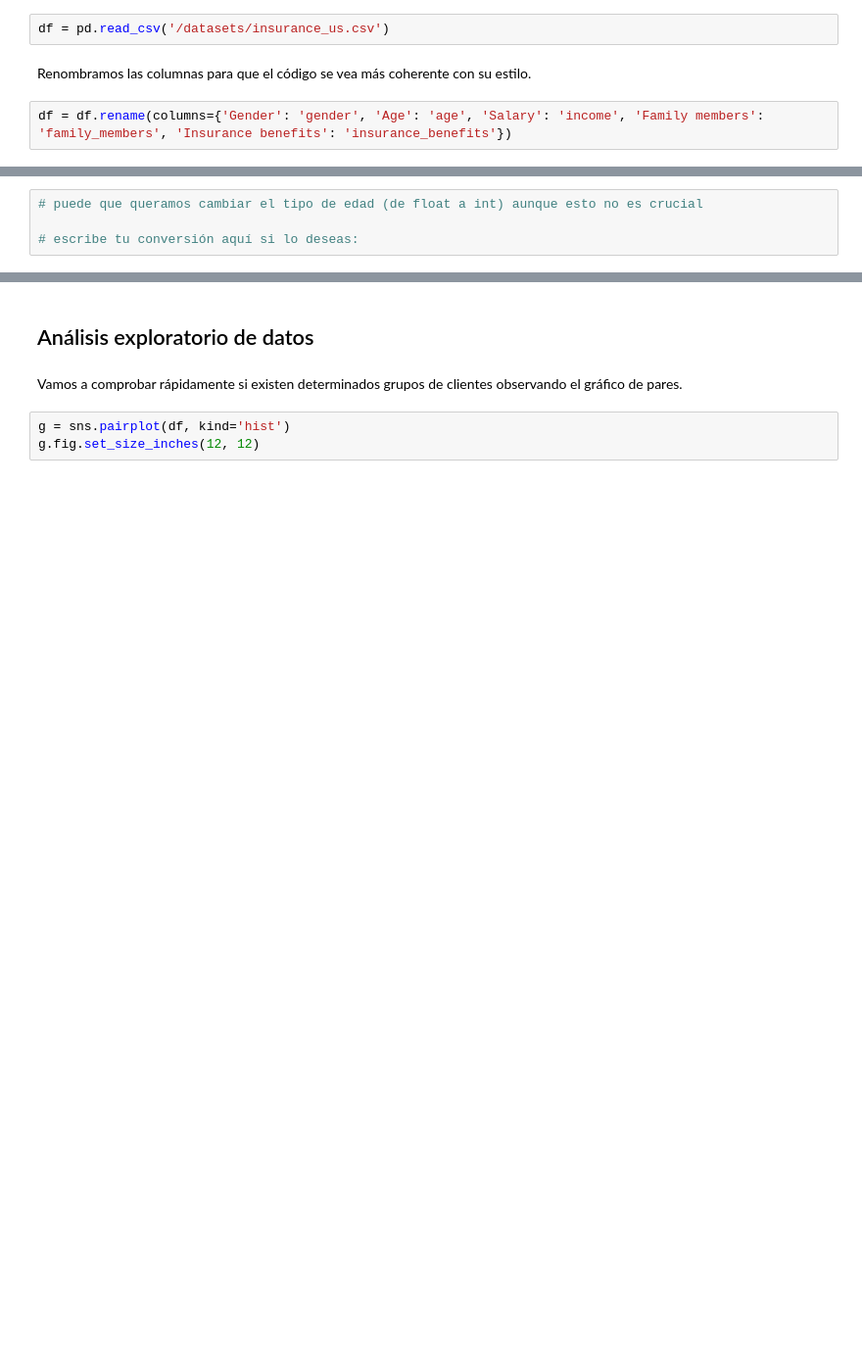
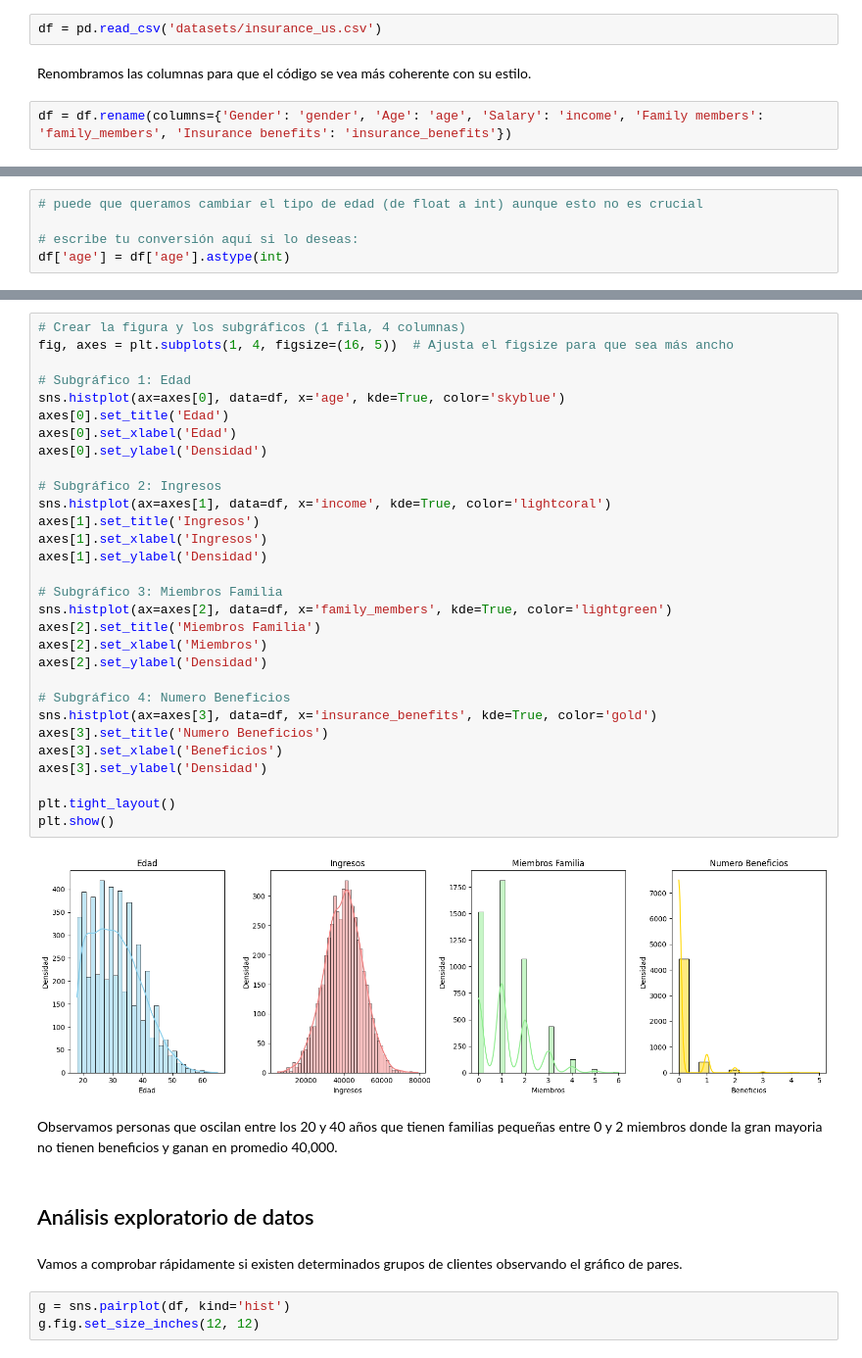
Before and after one commit to jalcala88/Proyectos-Tripleten, a Jupyter notebook: Sprint_13/Proyecto_sprint_13.ipynb, the cells around one changed output, grey strips where cells are left out. Shown at 98% size. Drawn from its saved outputs; the diff is of its cells as text; blank space fills up the shorter version.

```diff
--- a/Sprint_13/Proyecto_sprint_13.ipynb
+++ b/Sprint_13/Proyecto_sprint_13.ipynb
@@ -31,7 +45,7 @@ from IPython.display import display
 # %% [markdown]
 Carga los datos y haz una revisión básica para comprobar que no hay problemas obvios.
 # %%
-df = pd.read_csv('/datasets/insurance_us.csv')
+df = pd.read_csv('datasets/insurance_us.csv')
 # %% [markdown]
 Renombramos las columnas para que el código se vea más coherente con su estilo.
 # %%
@@ -69,5 +83,6 @@ memory usage: 175.9 KB
 # puede que queramos cambiar el tipo de edad (de float a int) aunque esto no es crucial
 
 # escribe tu conversión aquí si lo deseas:
+df['age'] = df['age'].astype(int)
 # %%
 # comprueba que la conversión se haya realizado con éxito
@@ -89,3 +116,37 @@ memory usage: 175.9 KB
+# %%
+# Crear la figura y los subgráficos (1 fila, 4 columnas)
+fig, axes = plt.subplots(1, 4, figsize=(16, 5))  # Ajusta el figsize para que sea más ancho
+
+# Subgráfico 1: Edad
+sns.histplot(ax=axes[0], data=df, x='age', kde=True, color='skyblue')
+axes[0].set_title('Edad')
+axes[0].set_xlabel('Edad')
+axes[0].set_ylabel('Densidad')
+
+# Subgráfico 2: Ingresos
+sns.histplot(ax=axes[1], data=df, x='income', kde=True, color='lightcoral')
+axes[1].set_title('Ingresos')
+axes[1].set_xlabel('Ingresos')
+axes[1].set_ylabel('Densidad')
+
+# Subgráfico 3: Miembros Familia
+sns.histplot(ax=axes[2], data=df, x='family_members', kde=True, color='lightgreen')
+axes[2].set_title('Miembros Familia')
+axes[2].set_xlabel('Miembros')
+axes[2].set_ylabel('Densidad')
+
+# Subgráfico 4: Numero Beneficios
+sns.histplot(ax=axes[3], data=df, x='insurance_benefits', kde=True, color='gold')
+axes[3].set_title('Numero Beneficios')
+axes[3].set_xlabel('Beneficios')
+axes[3].set_ylabel('Densidad')
+
+plt.tight_layout()
+plt.show()
+# %% [output]
+[figure, added]
+# %% [markdown]
+Observamos personas que oscilan entre los 20 y 40 años que tienen familias pequeñas entre 0 y 2 miembros donde la gran mayoria no tienen beneficios y ganan en promedio 40,000.
 # %% [markdown]
 ## Análisis exploratorio de datos
 # %% [markdown]
```
Also changed, not shown: parts of 51 cells of this notebook, 1 other file.
